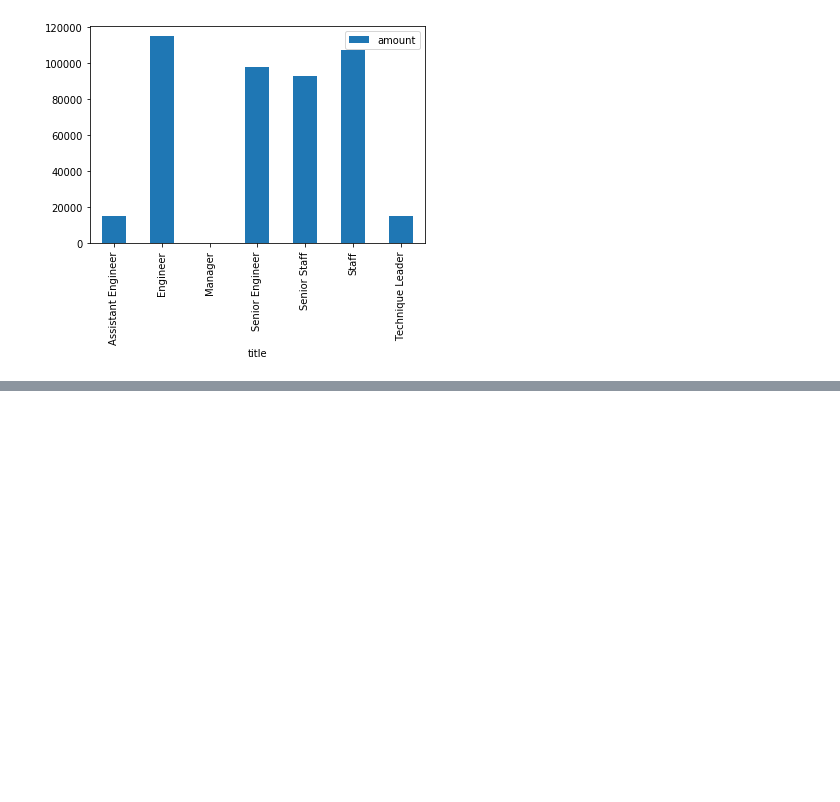
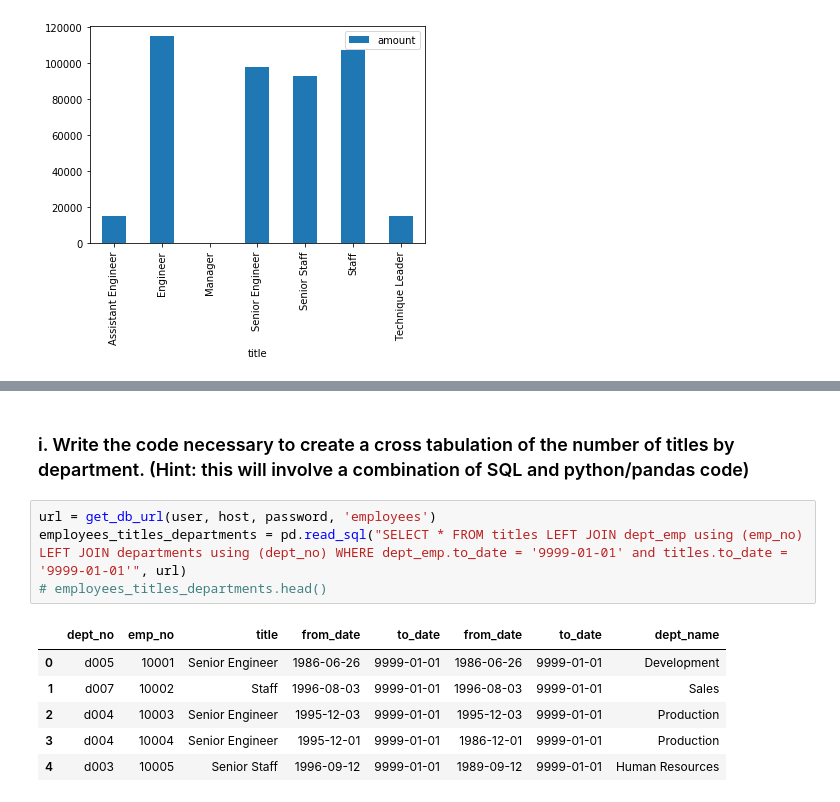
Before and after one commit to SaraPena/python-exercises, a Jupyter notebook: pandas_exercises.ipynb, the cells around one changed output, grey strips where cells are left out. Drawn from its saved outputs; the diff is of its cells as text; blank space fills up the shorter version.

Commit message:
Create 4.9_seaborn_exercises, update pandas_exercises

```diff
--- a/pandas_exercises.ipynb
+++ b/pandas_exercises.ipynb
@@ -269,0 +341,13 @@ pd.merge(employees_table, title_table, left_on = 'emp_no', right_on = 'emp_no',
+# %% [markdown]
+### i. Write the code necessary to create a cross tabulation of the number of titles by department. (Hint: this will involve a combination of SQL and python/pandas code)
+# %%
+url = get_db_url(user, host, password, 'employees')
+employees_titles_departments = pd.read_sql("SELECT * FROM titles LEFT JOIN dept_emp using (emp_no) LEFT JOIN departments using (dept_no) WHERE dept_emp.to_date = '9999-01-01' and titles.to_date = '9999-01-01'", url)
+# employees_titles_departments.head()
+# %% [output]
+|  | dept_no | emp_no | title | from_date | to_date | from_date | to_date | dept_name |
+| 0 | d005 | 10001 | Senior Engineer | 1986-06-26 | 9999-01-01 | 1986-06-26 | 9999-01-01 | Development |
+| 1 | d007 | 10002 | Staff | 1996-08-03 | 9999-01-01 | 1996-08-03 | 9999-01-01 | Sales |
+| 2 | d004 | 10003 | Senior Engineer | 1995-12-03 | 9999-01-01 | 1995-12-03 | 9999-01-01 | Production |
+| 3 | d004 | 10004 | Senior Engineer | 1995-12-01 | 9999-01-01 | 1986-12-01 | 9999-01-01 | Production |
+| 4 | d003 | 10005 | Senior Staff | 1996-09-12 | 9999-01-01 | 1989-09-12 | 9999-01-01 | Human Resources |
```
Also changed, not shown: parts of 30 cells of this notebook, 1 other file.
